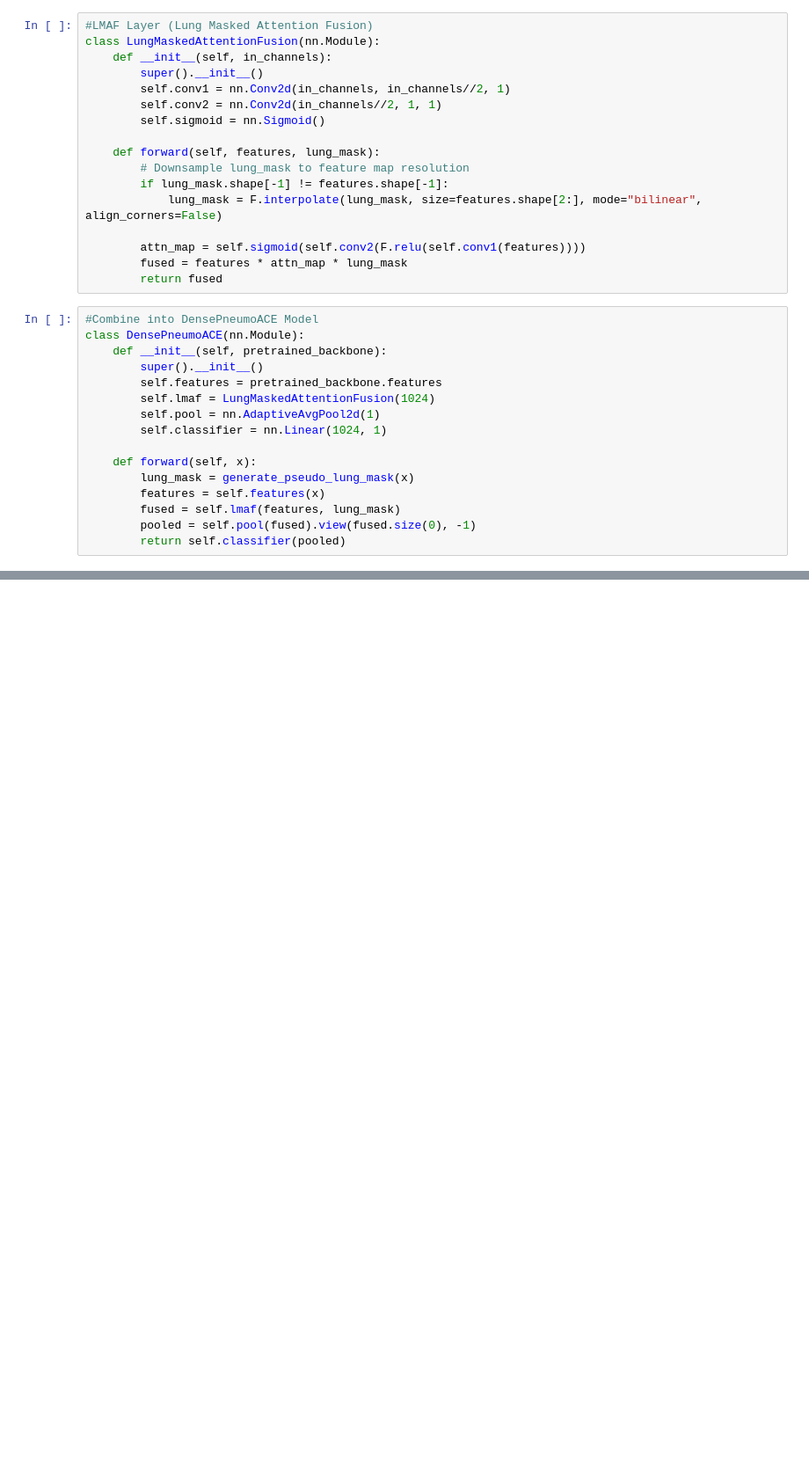
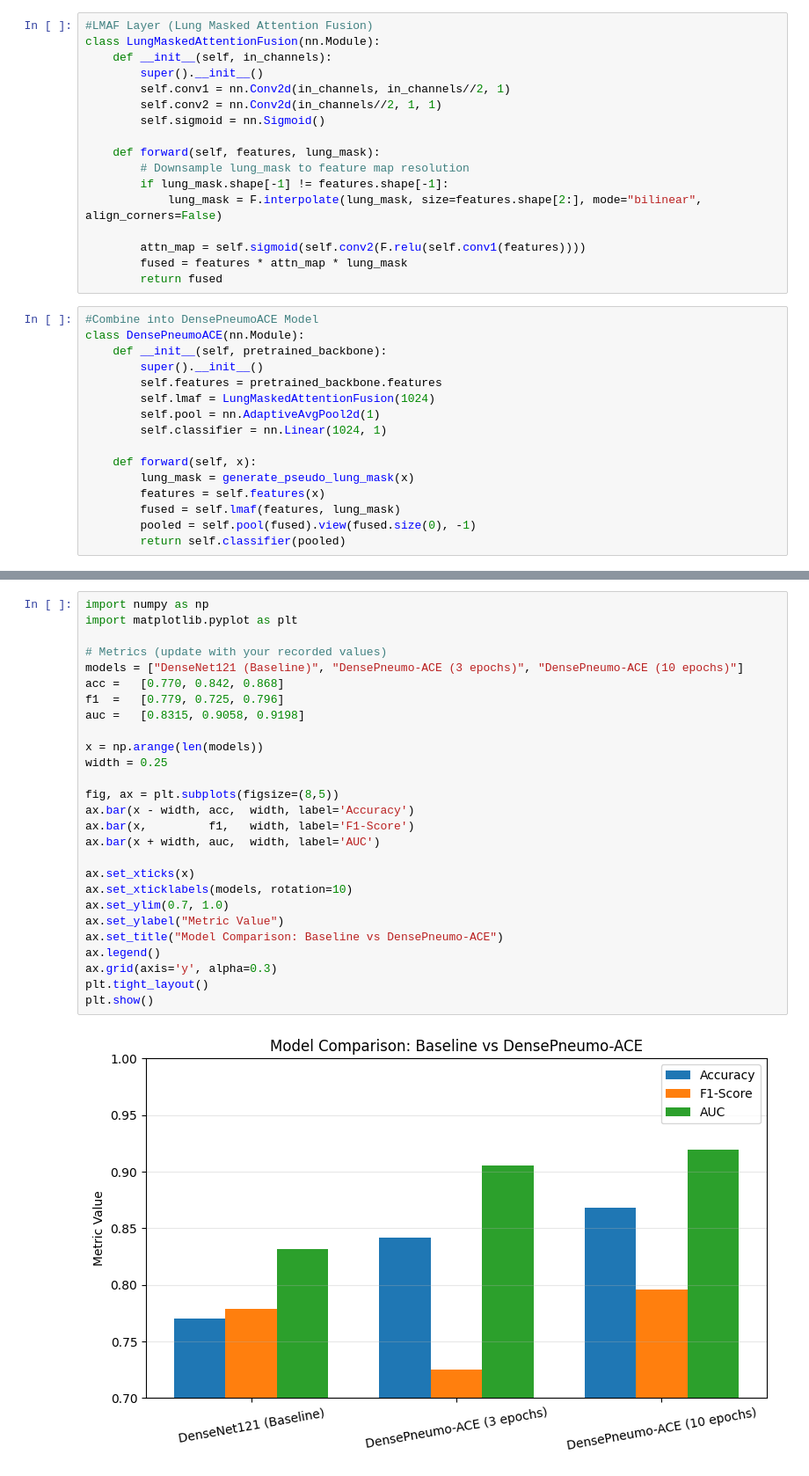
Before and after one commit to sanjaydinesh19/medbot-ai, a Jupyter notebook: model/proposed_pipeline.ipynb, the cells around one changed output, grey strips where cells are left out. Shown: that part at 88% size. Drawn from its saved outputs; the diff is of its cells as text; blank space fills up the shorter version.

```diff
--- a/model/proposed_pipeline.ipynb
+++ b/model/proposed_pipeline.ipynb
@@ -197,0 +221,29 @@ Model saved to model_weights/densepneumo_ace.pt
+# %%
+import numpy as np
+import matplotlib.pyplot as plt
+
+# Metrics (update with your recorded values)
+models = ["DenseNet121 (Baseline)", "DensePneumo-ACE (3 epochs)", "DensePneumo-ACE (10 epochs)"]
+acc =   [0.770, 0.842, 0.868]
+f1  =   [0.779, 0.725, 0.796]
+auc =   [0.8315, 0.9058, 0.9198]
+
+x = np.arange(len(models))
+width = 0.25
+
+fig, ax = plt.subplots(figsize=(8,5))
+ax.bar(x - width, acc,  width, label='Accuracy')
+ax.bar(x,         f1,   width, label='F1-Score')
+ax.bar(x + width, auc,  width, label='AUC')
+
+ax.set_xticks(x)
+ax.set_xticklabels(models, rotation=10)
+ax.set_ylim(0.7, 1.0)
+ax.set_ylabel("Metric Value")
+ax.set_title("Model Comparison: Baseline vs DensePneumo-ACE")
+ax.legend()
+ax.grid(axis='y', alpha=0.3)
+plt.tight_layout()
+plt.show()
+# %% [output]
+[figure, added]
```
Also changed, not shown: parts of 7 cells of this notebook.
